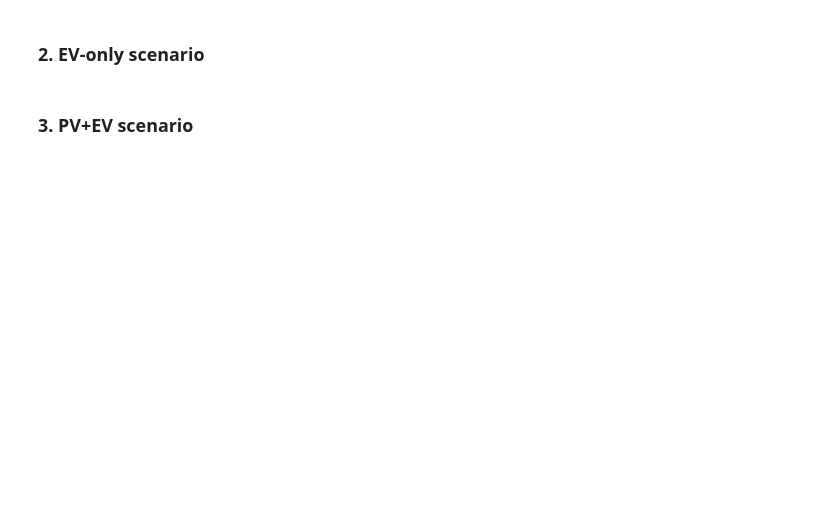
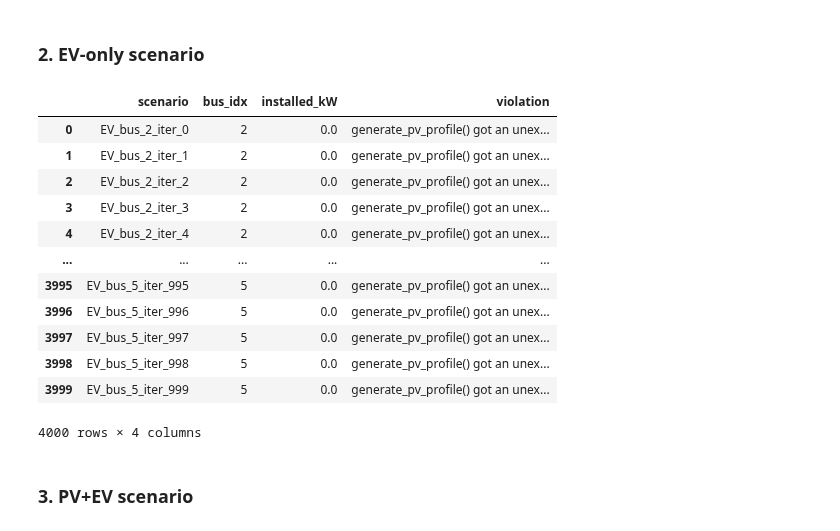
Before and after one commit to antoniovitorvb/IST-thesis-hosting-capacity, a Jupyter notebook: notebooks/probabilistic_HC.ipynb, the cells around one changed output. Saved outputs shown, nothing was run; the diff lists cells and outputs as text; code cells hidden in the pictures; blank space fills up the shorter version.

```diff
--- a/notebooks/probabilistic_HC.ipynb
+++ b/notebooks/probabilistic_HC.ipynb
@@ -78,7 +96,22 @@ pv_summary
 # %% [markdown]
 ### 2. EV-only scenario
 # %%
-ev_summary = pp_simu.hc_montecarlo(net, ds, output_path, iteration=1000, add_kw=1.0, max_kw=30.0, pv=False, ev=True)
+ev_res, ev_summary = pp_simu.hc_montecarlo(net, ds, output_path, max_iteration=1000, add_kw=1.0, max_kw=30.0, pv=False, ev=True)
+ev_summary
+# %% [output]
+|  | scenario | bus_idx | installed_kW | violation |
+| 0 | EV_bus_2_iter_0 | 2 | 0.0 | generate_pv_profile() got an unex... |
+| 1 | EV_bus_2_iter_1 | 2 | 0.0 | generate_pv_profile() got an unex... |
+| 2 | EV_bus_2_iter_2 | 2 | 0.0 | generate_pv_profile() got an unex... |
+| 3 | EV_bus_2_iter_3 | 2 | 0.0 | generate_pv_profile() got an unex... |
+| 4 | EV_bus_2_iter_4 | 2 | 0.0 | generate_pv_profile() got an unex... |
+| ... | ... | ... | ... | ... |
+| 3995 | EV_bus_5_iter_995 | 5 | 0.0 | generate_pv_profile() got an unex... |
+| 3996 | EV_bus_5_iter_996 | 5 | 0.0 | generate_pv_profile() got an unex... |
+| 3997 | EV_bus_5_iter_997 | 5 | 0.0 | generate_pv_profile() got an unex... |
+| 3998 | EV_bus_5_iter_998 | 5 | 0.0 | generate_pv_profile() got an unex... |
+| 3999 | EV_bus_5_iter_999 | 5 | 0.0 | generate_pv_profile() got an unex... |
+4000 rows × 4 columns
 # %% [markdown]
 ### 3. PV+EV scenario
 # %%
```
Also changed, not shown: parts of 2 cells of this notebook, 15 other files.
